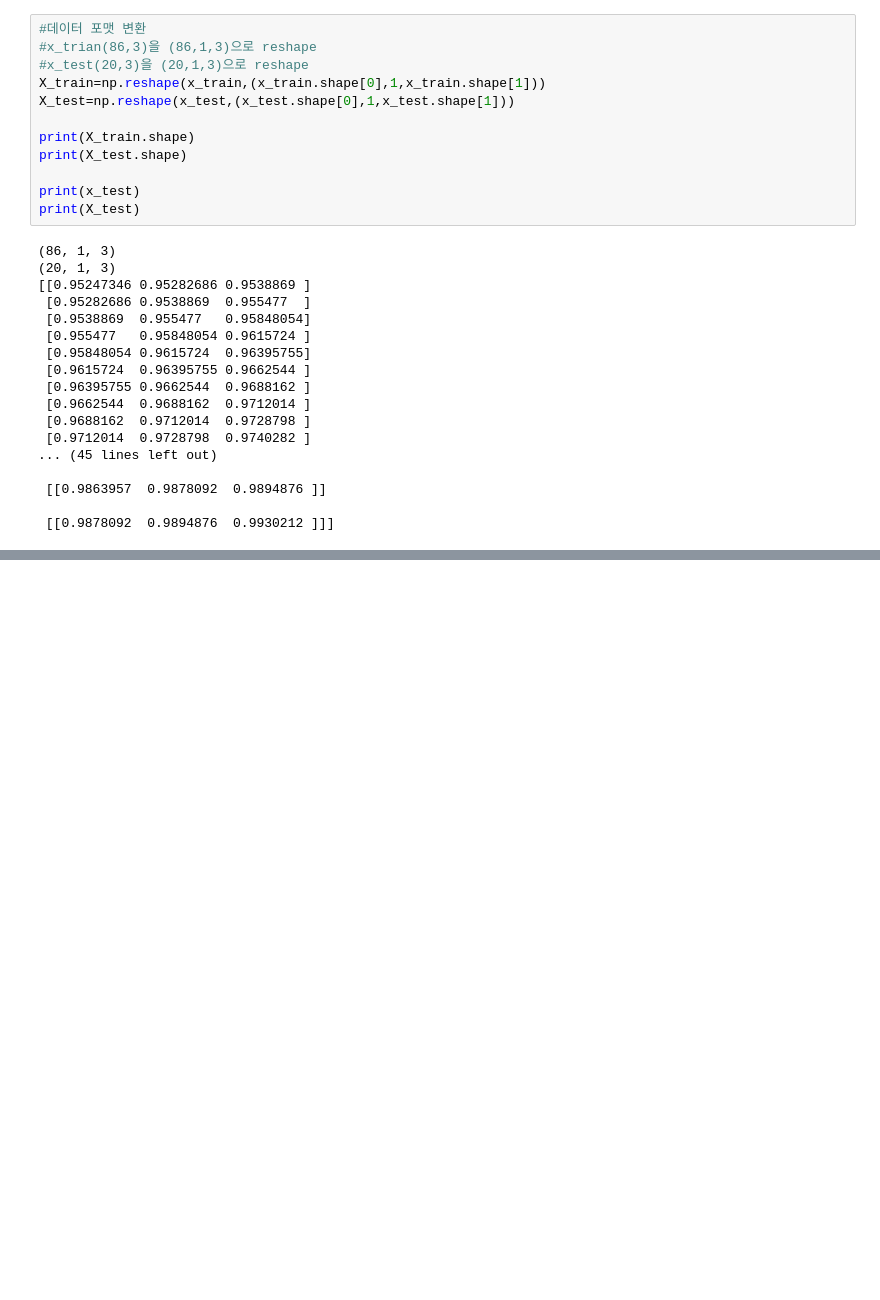
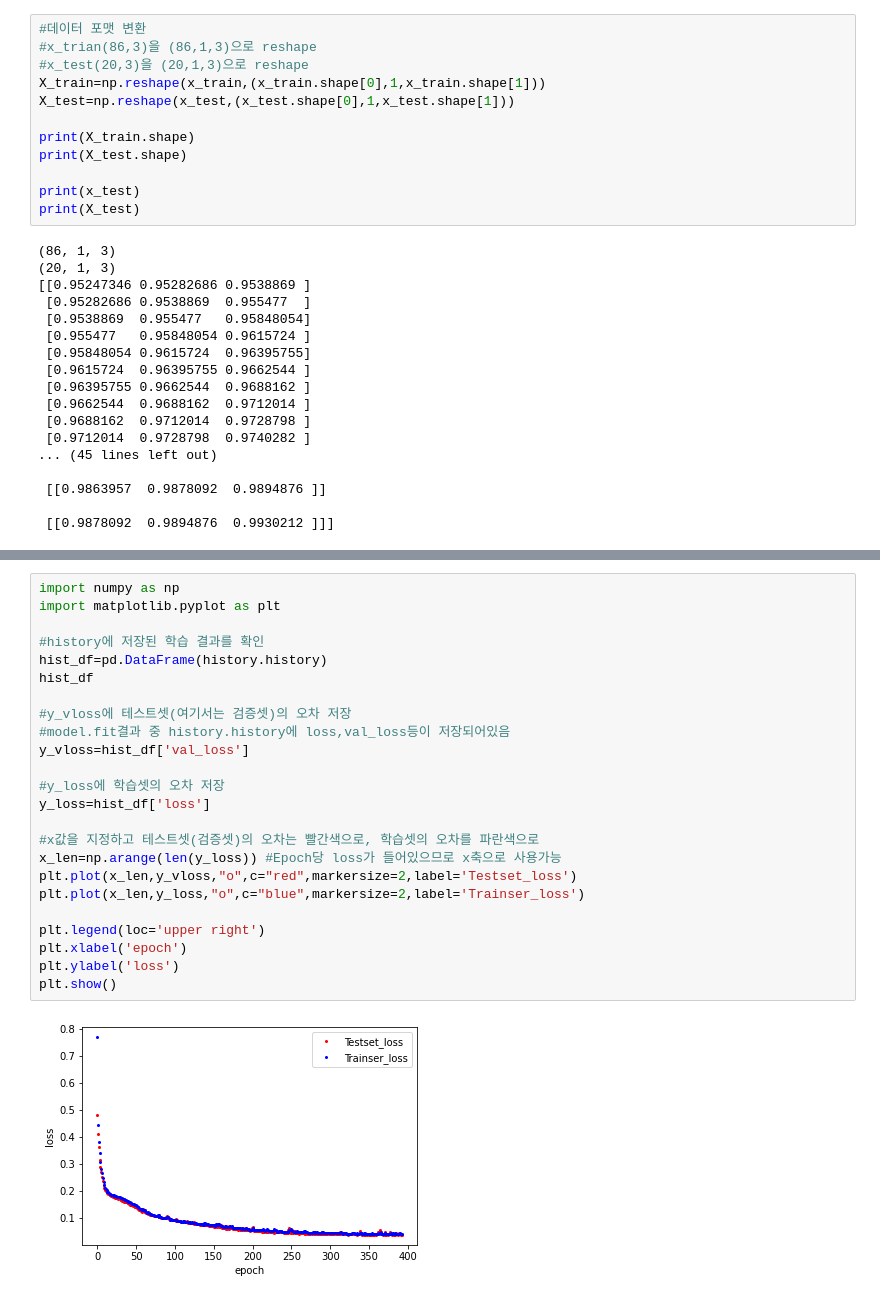
Before and after one commit to ldhml/AI, a Jupyter notebook: AI.ipynb, the cells around one changed output, grey strips where cells are left out. Cells and saved outputs as stored; diff of their text form; blank space fills up the shorter version.

```diff
--- a/AI.ipynb
+++ b/AI.ipynb
@@ -1006,0 +1183,26 @@ Ydata[0:5]
+# %%
+import numpy as np
+import matplotlib.pyplot as plt
+
+#history에 저장된 학습 결과를 확인
+hist_df=pd.DataFrame(history.history)
+hist_df
+
+#y_vloss에 테스트셋(여기서는 검증셋)의 오차 저장
+#model.fit결과 중 history.history에 loss,val_loss등이 저장되어있음
+y_vloss=hist_df['val_loss']
+
+#y_loss에 학습셋의 오차 저장
+y_loss=hist_df['loss']
+
+#x값을 지정하고 테스트셋(검증셋)의 오차는 빨간색으로, 학습셋의 오차를 파란색으로
+x_len=np.arange(len(y_loss)) #Epoch당 loss가 들어있으므로 x축으로 사용가능
+plt.plot(x_len,y_vloss,"o",c="red",markersize=2,label='Testset_loss')
+plt.plot(x_len,y_loss,"o",c="blue",markersize=2,label='Trainser_loss')
+
+plt.legend(loc='upper right')
+plt.xlabel('epoch')
+plt.ylabel('loss')
+plt.show()
+# %% [output]
+[figure, added]
```
Also changed, not shown: parts of 7 cells of this notebook.
